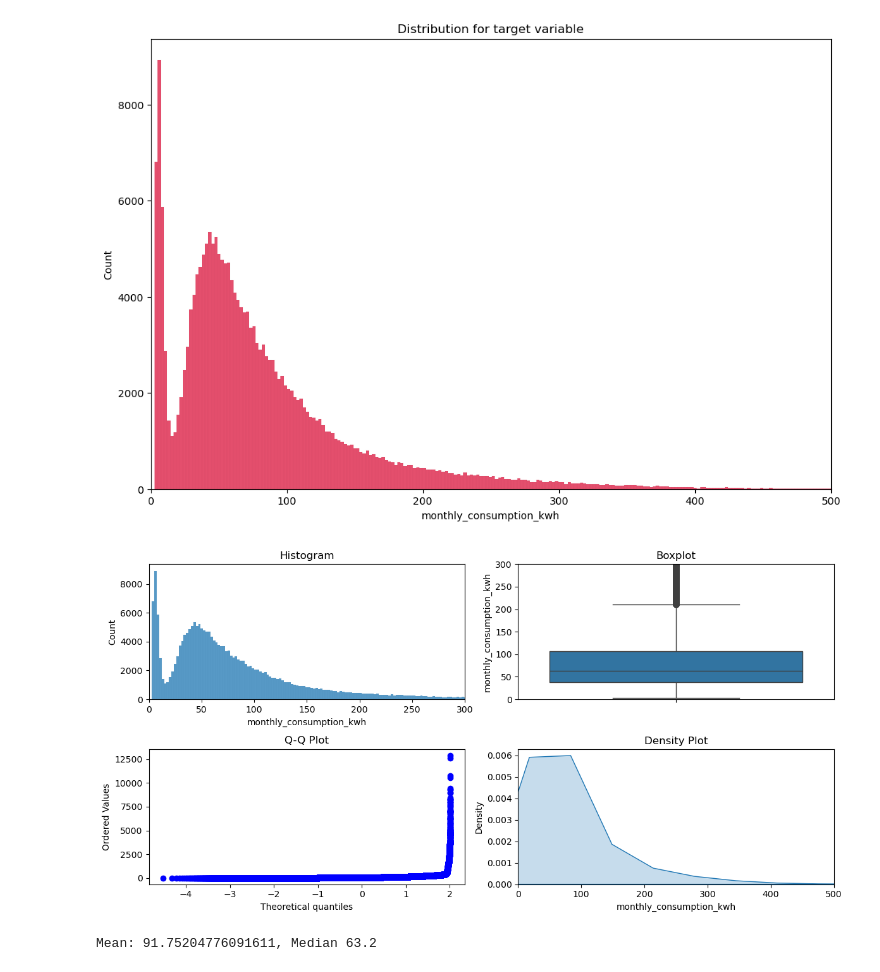
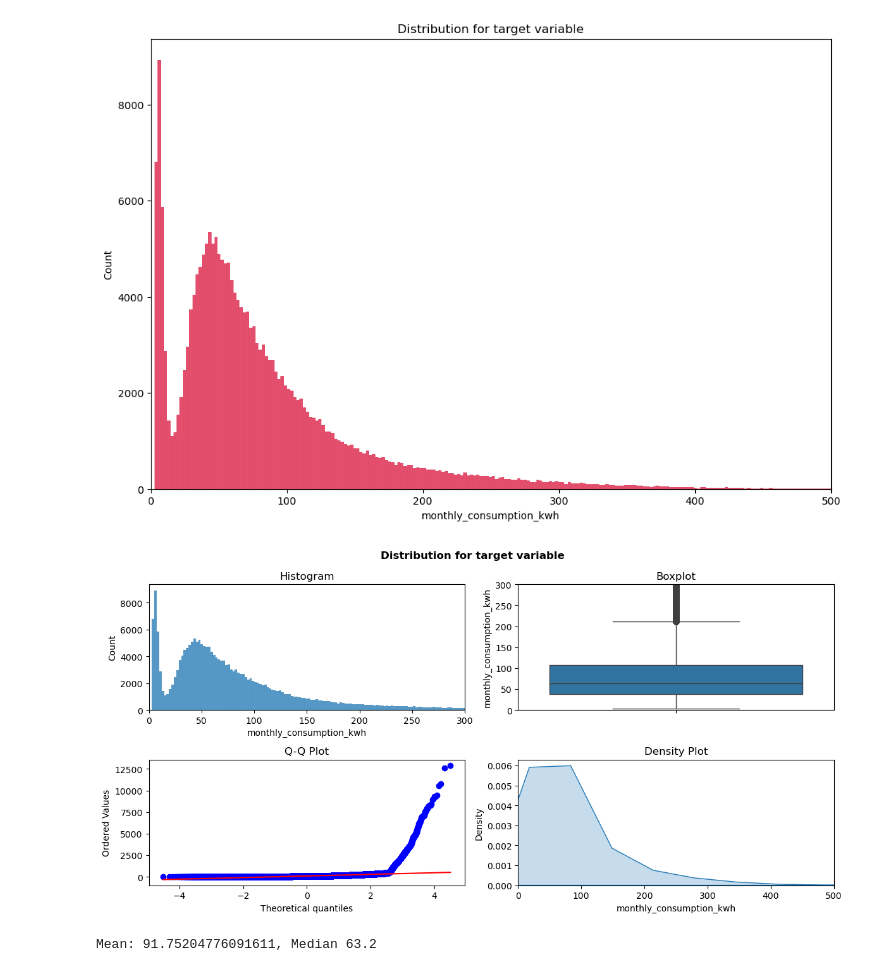
Before and after one commit to naythe10/ElectricityConsumption, a Jupyter notebook: notebooks/ElectricityConsumption03.ipynb, the cells around one changed output. Saved outputs shown, nothing was run; the diff lists cells and outputs as text; code cells hidden in the pictures.

Commit message:
chore: add visuals for frequency distribution

```diff
--- a/notebooks/ElectricityConsumption03.ipynb
+++ b/notebooks/ElectricityConsumption03.ipynb
@@ -120,34 +120,36 @@ plt.show()
 # %%
 from scipy import stats
 
 # Histogram
 plt.figure(figsize=(12, 6))
 plt.subplot(2, 2, 1)
-sns.histplot(x = df['monthly_consumption_kwh'])
+sns.histplot(x = df['monthly_consumption_kwh'].dropna())
 plt.xlim(0, 300)
 plt.title('Histogram')
 
 # Boxplot
 plt.subplot(2, 2, 2)
-sns.boxplot(y = df['monthly_consumption_kwh'])
+sns.boxplot(y = df['monthly_consumption_kwh'].dropna())
 plt.ylim(0, 300)
 plt.title('Boxplot')
 
 # Q-Q Plot
 plt.subplot(2, 2, 3)
-stats.probplot(df['monthly_consumption_kwh'], dist="norm", plot=plt)
+ax = plt.gca()
+stats.probplot(df['monthly_consumption_kwh'].dropna(), dist="norm", plot = ax)
 plt.title('Q-Q Plot')
 
 # Density Plot
 plt.subplot(2, 2, 4)
-sns.kdeplot(x =df['monthly_consumption_kwh'], fill=True)
+sns.kdeplot(x =df['monthly_consumption_kwh'].dropna(), fill=True)
 plt.xlim(0, 500)
 plt.title('Density Plot')
 
+plt.suptitle('Distribution for target variable', weight = 'bold')
 plt.tight_layout()
 plt.show()
 # %% [output]
-[figure, old version]
+[figure, new version]
 # %%
 #central tendancy
 mean = df['monthly_consumption_kwh'].mean()
```
Also changed, not shown: parts of 1 cell of this notebook, 1 other file.
